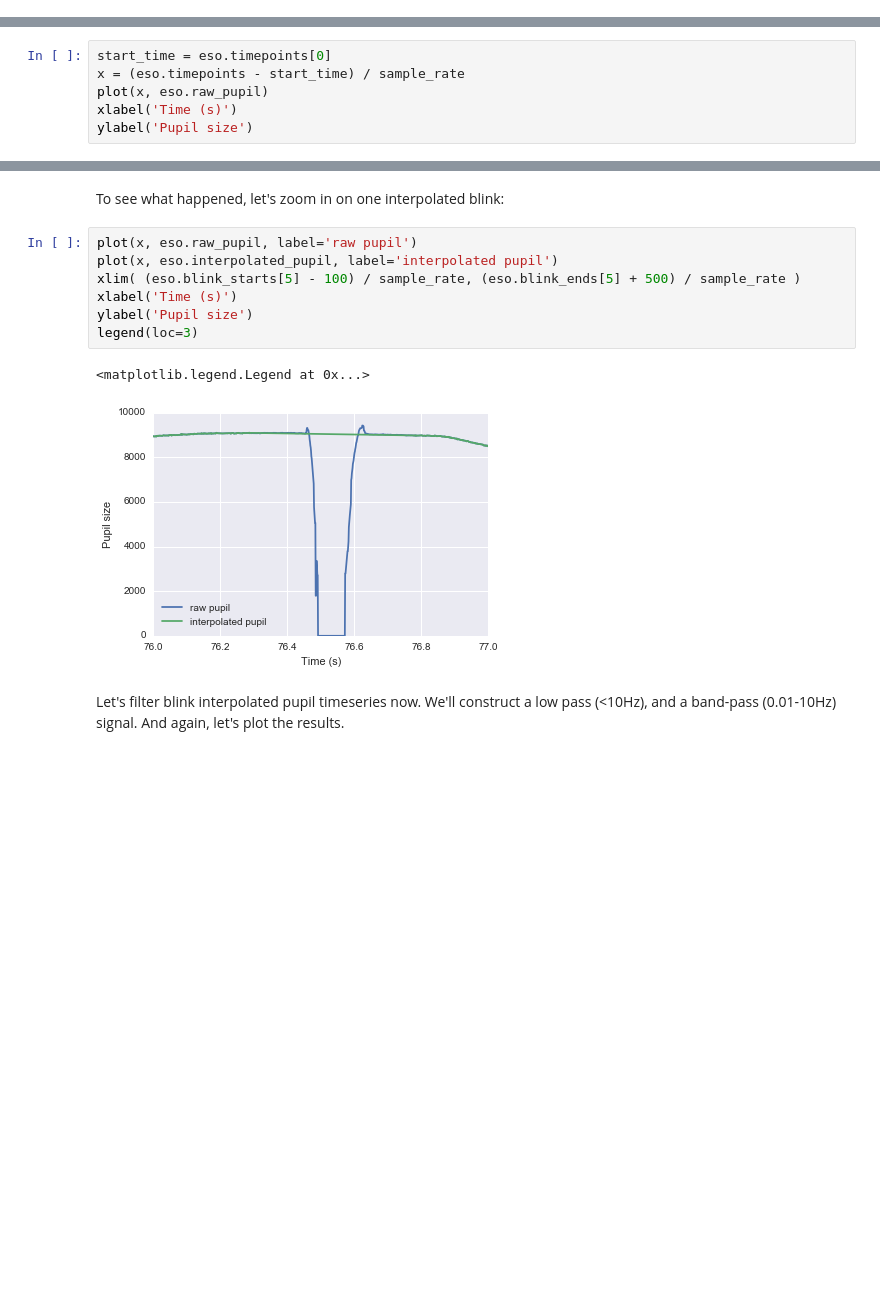
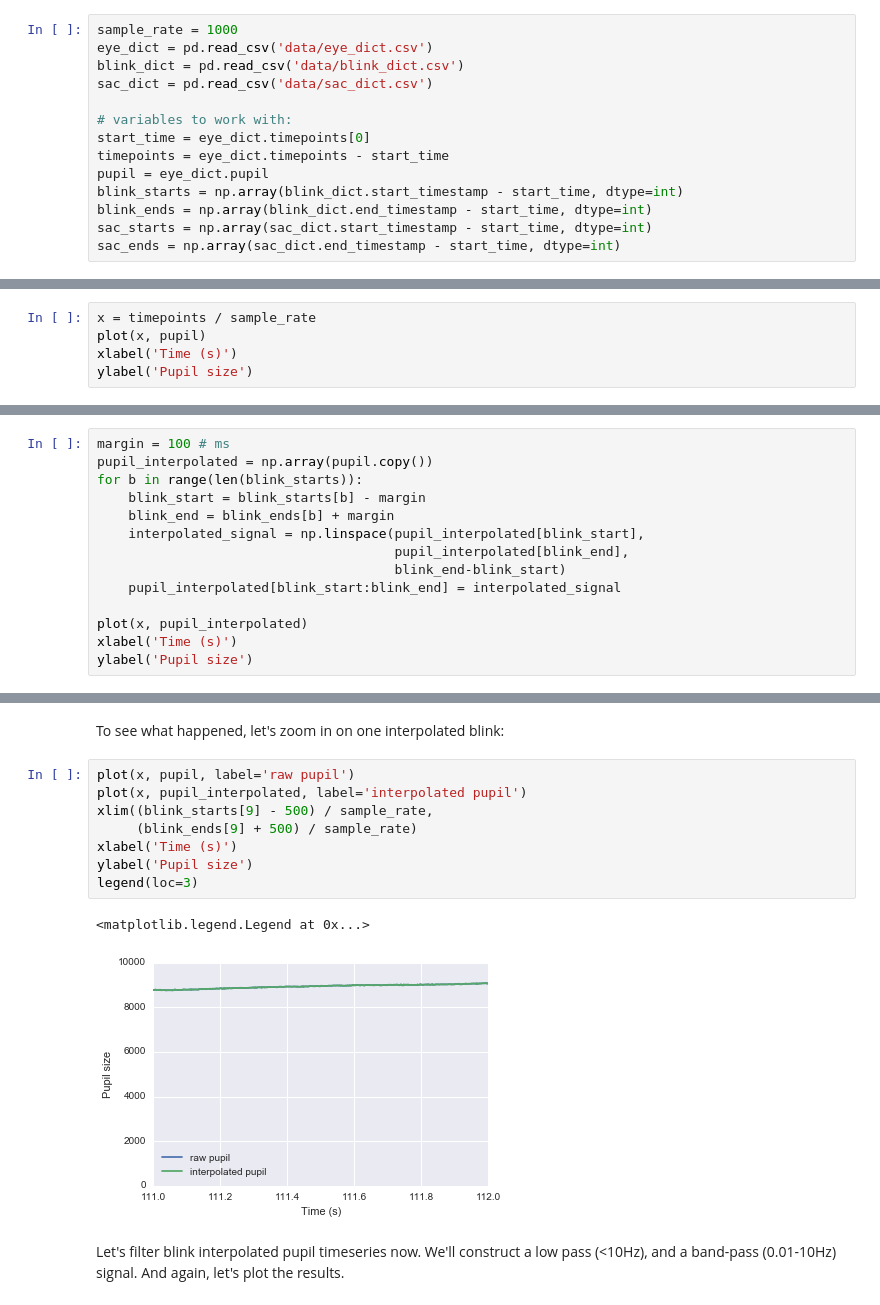
Before and after one commit to DonnerLab/Tutorials, a Jupyter notebook: pupil_preprocess_python.ipynb, the cells around one changed output, grey strips where cells are left out. Drawn from its saved outputs; the diff is of its cells as text; blank space fills up the shorter version.

```diff
--- a/pupil_preprocess_python.ipynb
+++ b/pupil_preprocess_python.ipynb
@@ -28,9 +16,22 @@ eso = EyeSignalOperator.EyeSignalOperator(
+# %%
+sample_rate = 1000
+eye_dict = pd.read_csv('data/eye_dict.csv')
+blink_dict = pd.read_csv('data/blink_dict.csv')
+sac_dict = pd.read_csv('data/sac_dict.csv')
+
+# variables to work with:
+start_time = eye_dict.timepoints[0]
+timepoints = eye_dict.timepoints - start_time
+pupil = eye_dict.pupil
+blink_starts = np.array(blink_dict.start_timestamp - start_time, dtype=int)
+blink_ends = np.array(blink_dict.end_timestamp - start_time, dtype=int)
+sac_starts = np.array(sac_dict.start_timestamp - start_time, dtype=int)
+sac_ends = np.array(sac_dict.end_timestamp - start_time, dtype=int)
 # %% [markdown]
 Let's plot the raw pupil timeseries:
 # %%
-start_time = eso.timepoints[0]
-x = (eso.timepoints - start_time) / sample_rate
-plot(x, eso.raw_pupil)
+x = timepoints / sample_rate
+plot(x, pupil)
 xlabel('Time (s)')
 ylabel('Pupil size')
 # %% [output]
@@ -62,0 +42,14 @@ INFO:EyeSignalOperator:Interpolating blinks using interpolate_blinks
+# %%
+margin = 100 # ms
+pupil_interpolated = np.array(pupil.copy())
+for b in range(len(blink_starts)):
+    blink_start = blink_starts[b] - margin
+    blink_end = blink_ends[b] + margin
+    interpolated_signal = np.linspace(pupil_interpolated[blink_start],
+                                      pupil_interpolated[blink_end],
+                                      blink_end-blink_start)
+    pupil_interpolated[blink_start:blink_end] = interpolated_signal
+
+plot(x, pupil_interpolated)
+xlabel('Time (s)')
+ylabel('Pupil size')
@@ -63,14 +59,15 @@ INFO:EyeSignalOperator:Interpolating blinks using interpolate_blinks
 # %% [markdown]
 To see what happened, let's zoom in on one interpolated blink:
 # %%
-plot(x, eso.raw_pupil, label='raw pupil')
-plot(x, eso.interpolated_pupil, label='interpolated pupil')
-xlim( (eso.blink_starts[5] - 100) / sample_rate, (eso.blink_ends[5] + 500) / sample_rate )
+plot(x, pupil, label='raw pupil')
+plot(x, pupil_interpolated, label='interpolated pupil')
+xlim((blink_starts[9] - 500) / sample_rate,
+     (blink_ends[9] + 500) / sample_rate)
 xlabel('Time (s)')
 ylabel('Pupil size')
 legend(loc=3)
 # %% [output]
 <matplotlib.legend.Legend at 0x...>
-[figure, old version]
+[figure, new version]
 # %% [markdown]
 Let's filter blink interpolated pupil timeseries now. We'll construct a low pass (<10Hz), and a band-pass (0.01-10Hz) signal. And again, let's plot the results.
```
Also changed, not shown: parts of 20 cells of this notebook.
